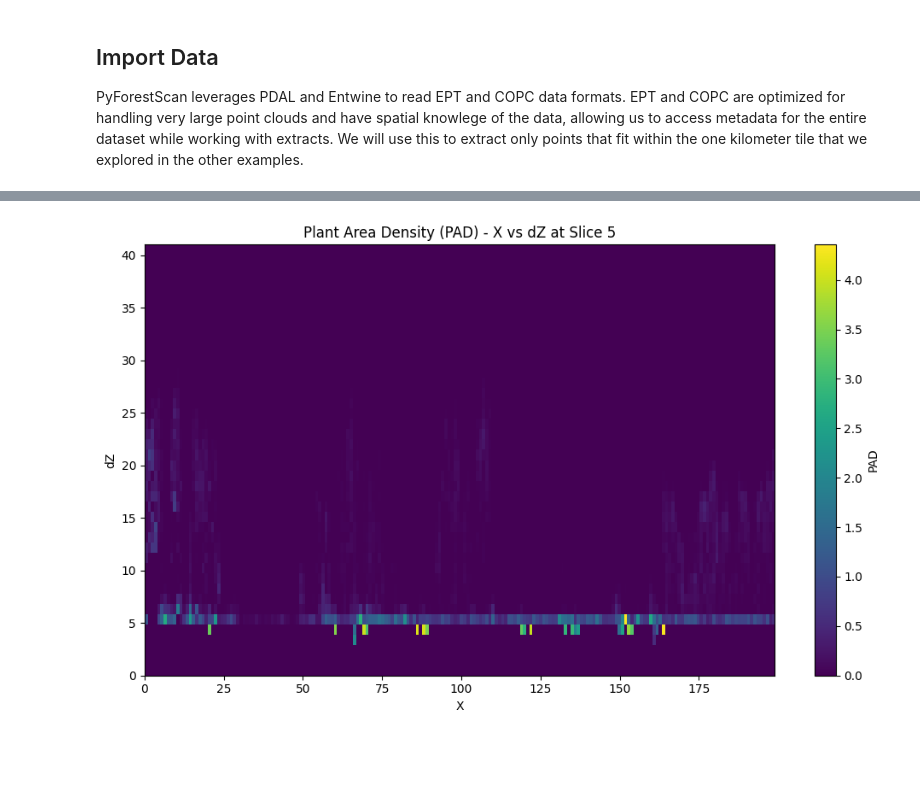
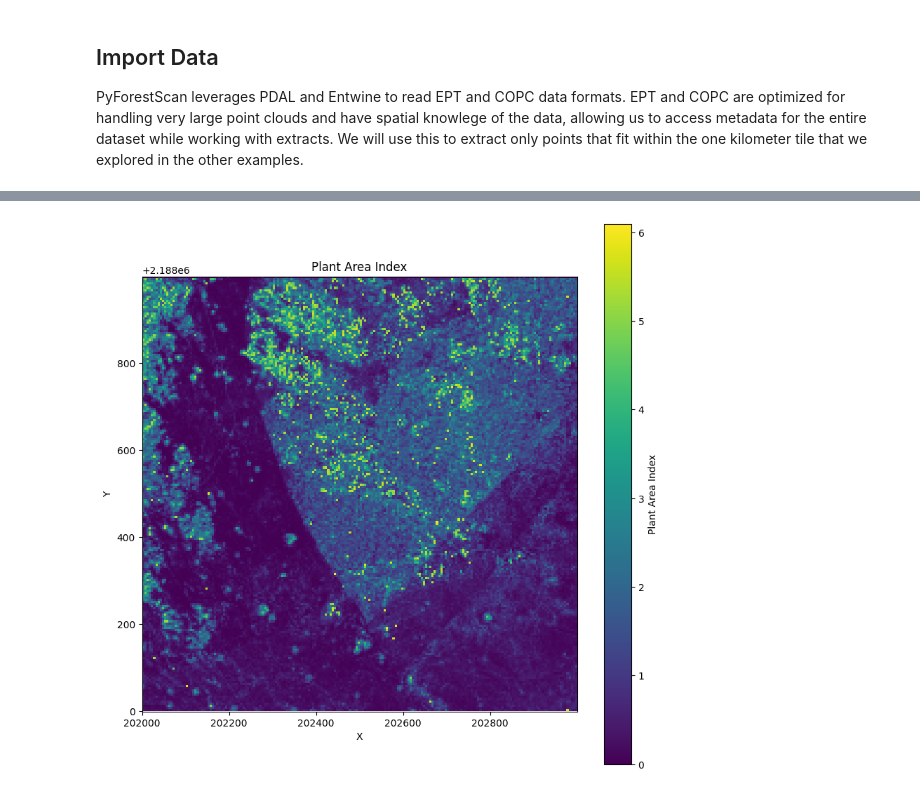
Before and after one commit to iosefa/PyForestScan, a Jupyter notebook: docs/examples/working-with-large-point-clouds.ipynb, the cells around one changed output, grey strips where cells are left out. Saved outputs shown, nothing was run; the diff lists cells and outputs as text; code cells hidden in the pictures; blank space fills up the shorter version.

```diff
--- a/docs/examples/working-with-large-point-clouds.ipynb
+++ b/docs/examples/working-with-large-point-clouds.ipynb
@@ -17,7 +17,7 @@ from pyforestscan.process import process_with_tiles
 ## Import Data
 PyForestScan leverages PDAL and Entwine to read EPT and COPC data formats. EPT and COPC are optimized for handling very large point clouds and have spatial knowlege of the data, allowing us to access metadata for the entire dataset while working with extracts. We will use this to extract only points that fit within the one kilometer tile that we explored in the other examples.
 # %%
-bounds = ([202000.000, 203000.000], [2187999.980, 2189000.000]) #([xmin, xmax], [ymin, ymax])
-ept = "https://puuwaawa-ept.s3.us-west-1.amazonaws.com/ept/ept.json"
+bounds = ([202000.000, 203000.000], [2187999.980, 2189000.000])
+ept = "../example_data/ept/ept.json"
 ept_srs = "EPSG:32605"
 pointclouds = read_lidar(ept, ept_srs, bounds, hag=True)
@@ -201,2 +31,0 @@ ground_points = filter_select_ground(classified_arrays)
-# %%
-dtm, extent = generate_dtm(ground_points, resolution=10.0)
@@ -214,3 +31,0 @@ NameError: name 'arrays' is not defined
-# %%
-voxel_resolution = (25, 25, 5)
-voxels, extent = assign_voxels(points, voxel_resolution)
@@ -245,4 +32,4 @@ plot_pai(pai, extent, cmap='viridis', fig_size=None)
-# %%
-plot_pad_2d(pad, 5, axis='y', cmap='viridis')
-# %% [output]
-[figure, removed]
+# %%
+plot_metric("Plant Area Index", pai, extent, metric_name='Plant Area Index', cmap='viridis', fig_size=None)
+# %% [output]
+[figure, added]
```
Also changed, not shown: parts of 44 cells of this notebook, 29 other files.
